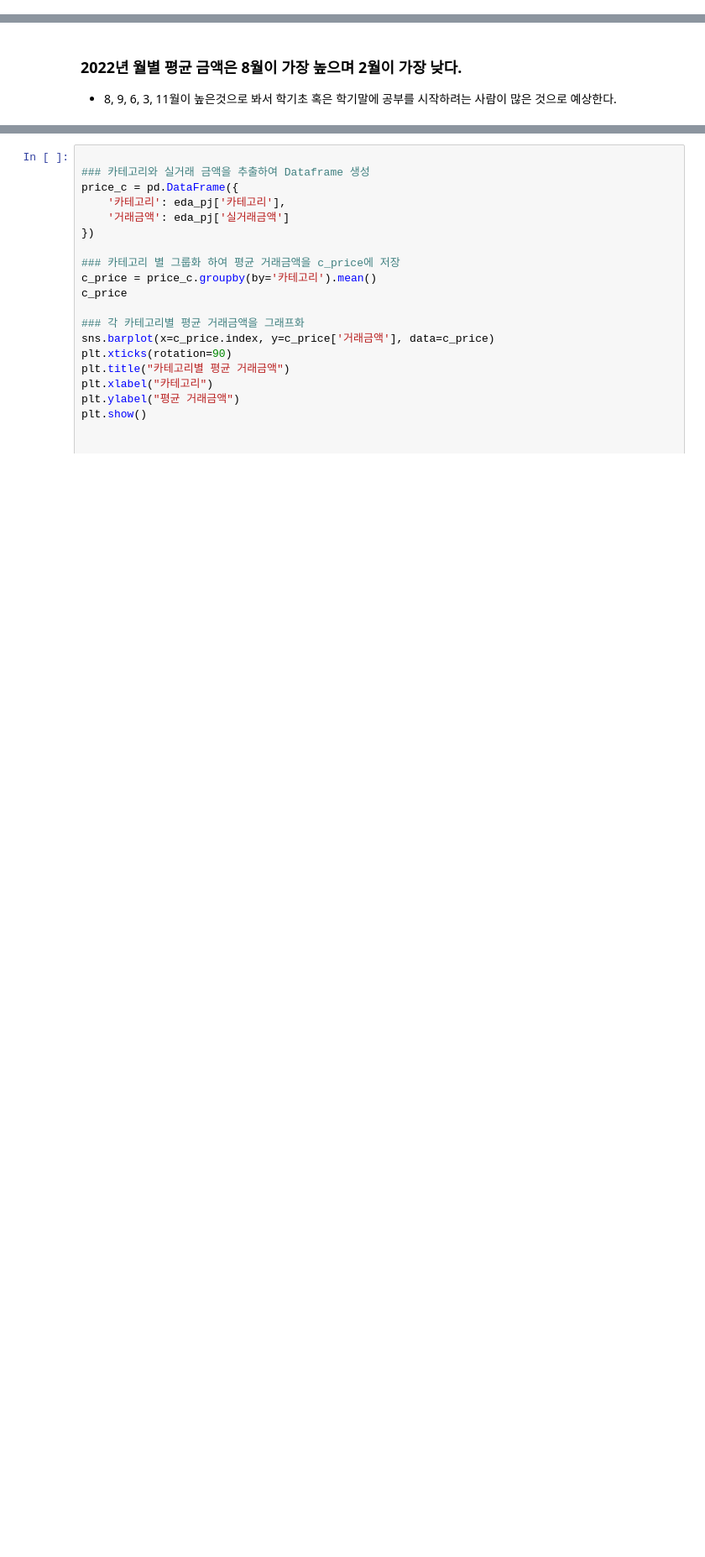
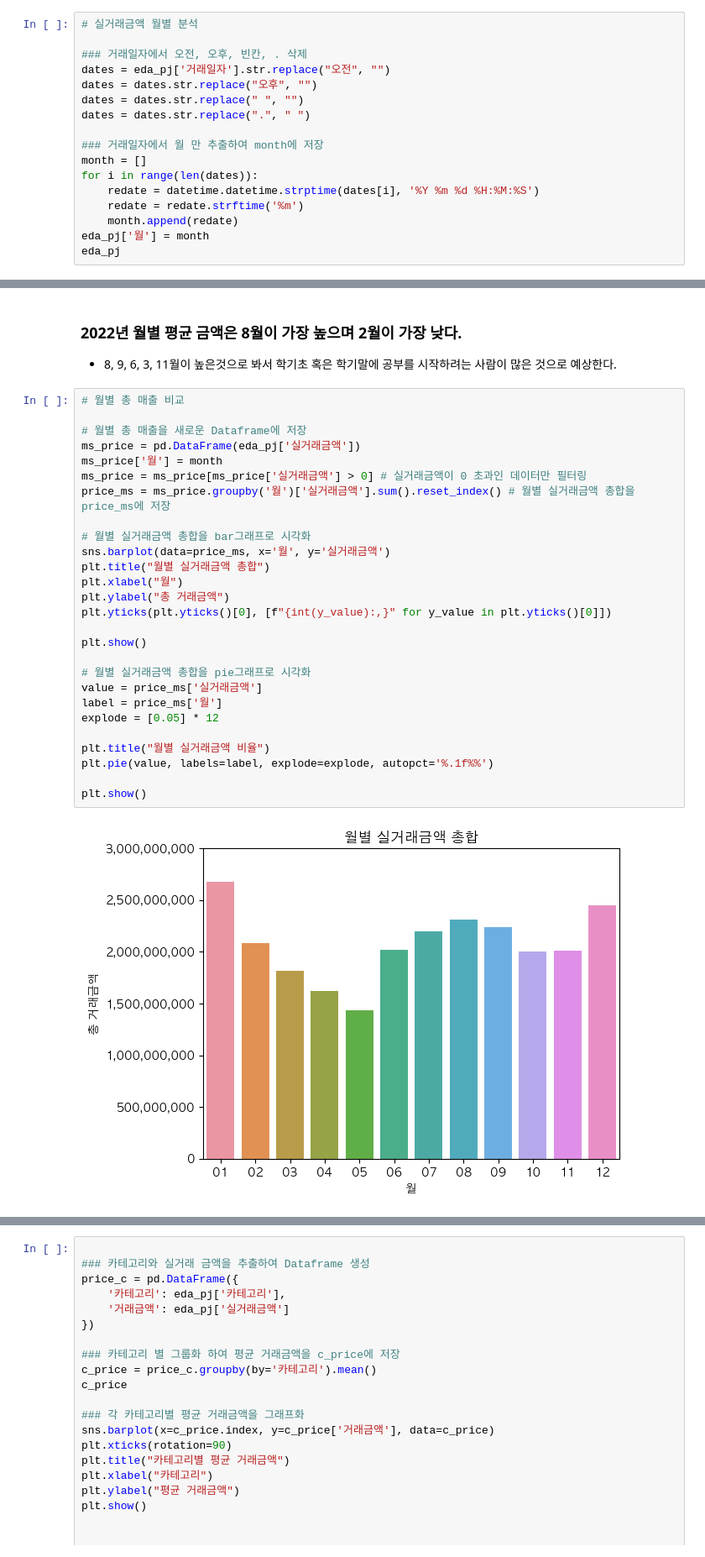
Before and after one commit to hogooba/minpj, a Jupyter notebook: pj.ipynb, the cells around one changed output, grey strips where cells are left out. Shown at 84% size. Cells and saved outputs as stored; diff of their text form; blank space fills up the shorter version.

Commit message:
feat: Add graphs
 - 그래프 추가작업
 - 프로그래밍 카테고리 월별 매출 그래프 추가

```diff
--- a/pj.ipynb
+++ b/pj.ipynb
@@ -94,3 +94,20 @@ plt.pie(value, labels=label, autopct="%.1f%%", explode=explode)
 [figure]
 # %% [markdown]
 ### 실거래금액에서 환불금액이 차지하는 비율은 약 8.3% 이다.
+# %%
+# 실거래금액 월별 분석
+
+### 거래일자에서 오전, 오후, 빈칸, . 삭제
+dates = eda_pj['거래일자'].str.replace("오전", "")
+dates = dates.str.replace("오후", "")
+dates = dates.str.replace(" ", "")
+dates = dates.str.replace(".", " ")
+
+### 거래일자에서 월 만 추출하여 month에 저장
+month = []
+for i in range(len(dates)):
+    redate = datetime.datetime.strptime(dates[i], '%Y %m %d %H:%M:%S')
+    redate = redate.strftime('%m')
+    month.append(redate)
+eda_pj['월'] = month
+eda_pj
@@ -145,3 +160,32 @@ plt.show()
 # %% [markdown]
 ### 2022년 월별 평균 금액은 8월이 가장 높으며 2월이 가장 낮다.
 - 8, 9, 6, 3, 11월이 높은것으로 봐서 학기초 혹은 학기말에 공부를 시작하려는 사람이 많은 것으로 예상한다.
+# %%
+# 월별 총 매출 비교
+
+# 월별 총 매출을 새로운 Dataframe에 저장
+ms_price = pd.DataFrame(eda_pj['실거래금액'])
+ms_price['월'] = month
+ms_price = ms_price[ms_price['실거래금액'] > 0] # 실거래금액이 0 초과인 데이터만 필터링
+price_ms = ms_price.groupby('월')['실거래금액'].sum().reset_index() # 월별 실거래금액 총합을 price_ms에 저장
+
+# 월별 실거래금액 총합을 bar그래프로 시각화
+sns.barplot(data=price_ms, x='월', y='실거래금액')
+plt.title("월별 실거래금액 총합")
+plt.xlabel("월")
+plt.ylabel("총 거래금액")
+plt.yticks(plt.yticks()[0], [f"{int(y_value):,}" for y_value in plt.yticks()[0]])
+
+plt.show()
+
+# 월별 실거래금액 총합을 pie그래프로 시각화
+value = price_ms['실거래금액']
+label = price_ms['월']
+explode = [0.05] * 12
+
+plt.title("월별 실거래금액 비율")
+plt.pie(value, labels=label, explode=explode, autopct='%.1f%%')
+
+plt.show()
+# %% [output]
+[figure, added]
```
Also changed, not shown: parts of 15 cells of this notebook.
